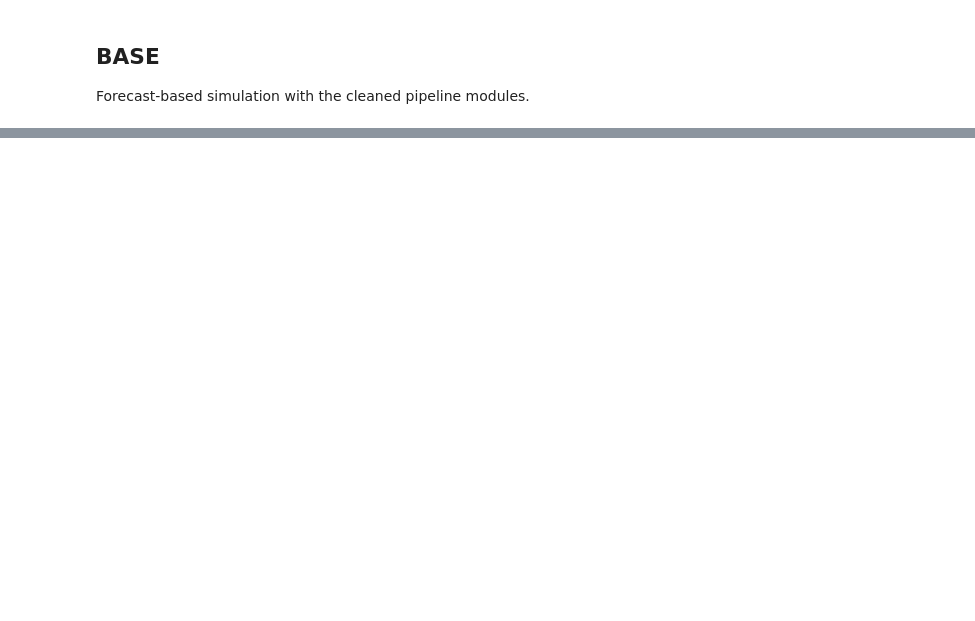
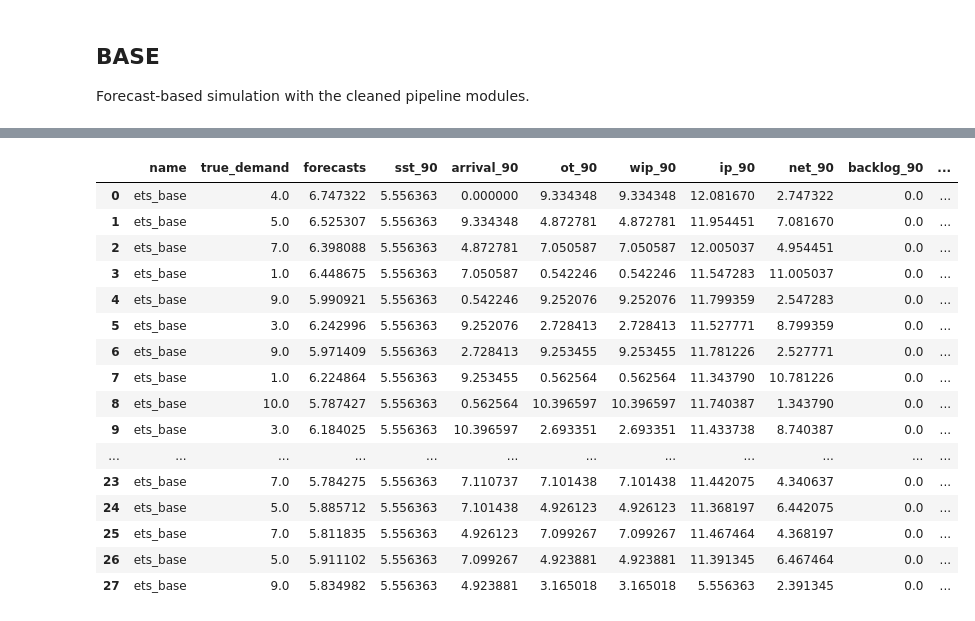
Before and after one commit to y1ngjiezhao/Forecast-Reconciliation-versus-Decision-Reconciliation, a Jupyter notebook: InvtSimModified/11) BASE_modified.ipynb, the cells around one changed output, grey strips where cells are left out. Drawn from its saved outputs; the diff is of its cells as text; code cells hidden in the pictures; blank space fills up the shorter version.

```diff
--- a/InvtSimModified/11) BASE_modified.ipynb
+++ b/InvtSimModified/11) BASE_modified.ipynb
@@ -63,0 +136,20 @@ a.iloc[:28, :12].to_csv(f"FOODS_1_001(TOTAL)_lgbInvtSim.csv", index = False)
+# %%
+Invt_df[0].iloc[:28,:12]
+# %% [output]
+|  | name | true_demand | forecasts | sst_90 | arrival_90 | ot_90 | wip_90 | ip_90 | net_90 | backlog_90 | ... |
+| 0 | ets_base | 4.0 | 6.747322 | 5.556363 | 0.000000 | 9.334348 | 9.334348 | 12.081670 | 2.747322 | 0.0 | ... |
+| 1 | ets_base | 5.0 | 6.525307 | 5.556363 | 9.334348 | 4.872781 | 4.872781 | 11.954451 | 7.081670 | 0.0 | ... |
+| 2 | ets_base | 7.0 | 6.398088 | 5.556363 | 4.872781 | 7.050587 | 7.050587 | 12.005037 | 4.954451 | 0.0 | ... |
+| 3 | ets_base | 1.0 | 6.448675 | 5.556363 | 7.050587 | 0.542246 | 0.542246 | 11.547283 | 11.005037 | 0.0 | ... |
+| 4 | ets_base | 9.0 | 5.990921 | 5.556363 | 0.542246 | 9.252076 | 9.252076 | 11.799359 | 2.547283 | 0.0 | ... |
+| 5 | ets_base | 3.0 | 6.242996 | 5.556363 | 9.252076 | 2.728413 | 2.728413 | 11.527771 | 8.799359 | 0.0 | ... |
+| 6 | ets_base | 9.0 | 5.971409 | 5.556363 | 2.728413 | 9.253455 | 9.253455 | 11.781226 | 2.527771 | 0.0 | ... |
+| 7 | ets_base | 1.0 | 6.224864 | 5.556363 | 9.253455 | 0.562564 | 0.562564 | 11.343790 | 10.781226 | 0.0 | ... |
+| 8 | ets_base | 10.0 | 5.787427 | 5.556363 | 0.562564 | 10.396597 | 10.396597 | 11.740387 | 1.343790 | 0.0 | ... |
+| 9 | ets_base | 3.0 | 6.184025 | 5.556363 | 10.396597 | 2.693351 | 2.693351 | 11.433738 | 8.740387 | 0.0 | ... |
+| ... | ... | ... | ... | ... | ... | ... | ... | ... | ... | ... | ... |
+| 23 | ets_base | 7.0 | 5.784275 | 5.556363 | 7.110737 | 7.101438 | 7.101438 | 11.442075 | 4.340637 | 0.0 | ... |
+| 24 | ets_base | 5.0 | 5.885712 | 5.556363 | 7.101438 | 4.926123 | 4.926123 | 11.368197 | 6.442075 | 0.0 | ... |
+| 25 | ets_base | 7.0 | 5.811835 | 5.556363 | 4.926123 | 7.099267 | 7.099267 | 11.467464 | 4.368197 | 0.0 | ... |
+| 26 | ets_base | 5.0 | 5.911102 | 5.556363 | 7.099267 | 4.923881 | 4.923881 | 11.391345 | 6.467464 | 0.0 | ... |
+| 27 | ets_base | 9.0 | 5.834982 | 5.556363 | 4.923881 | 3.165018 | 3.165018 | 5.556363 | 2.391345 | 0.0 | ... |
```
Also changed, not shown: parts of 9 cells of this notebook, 10 other files.
